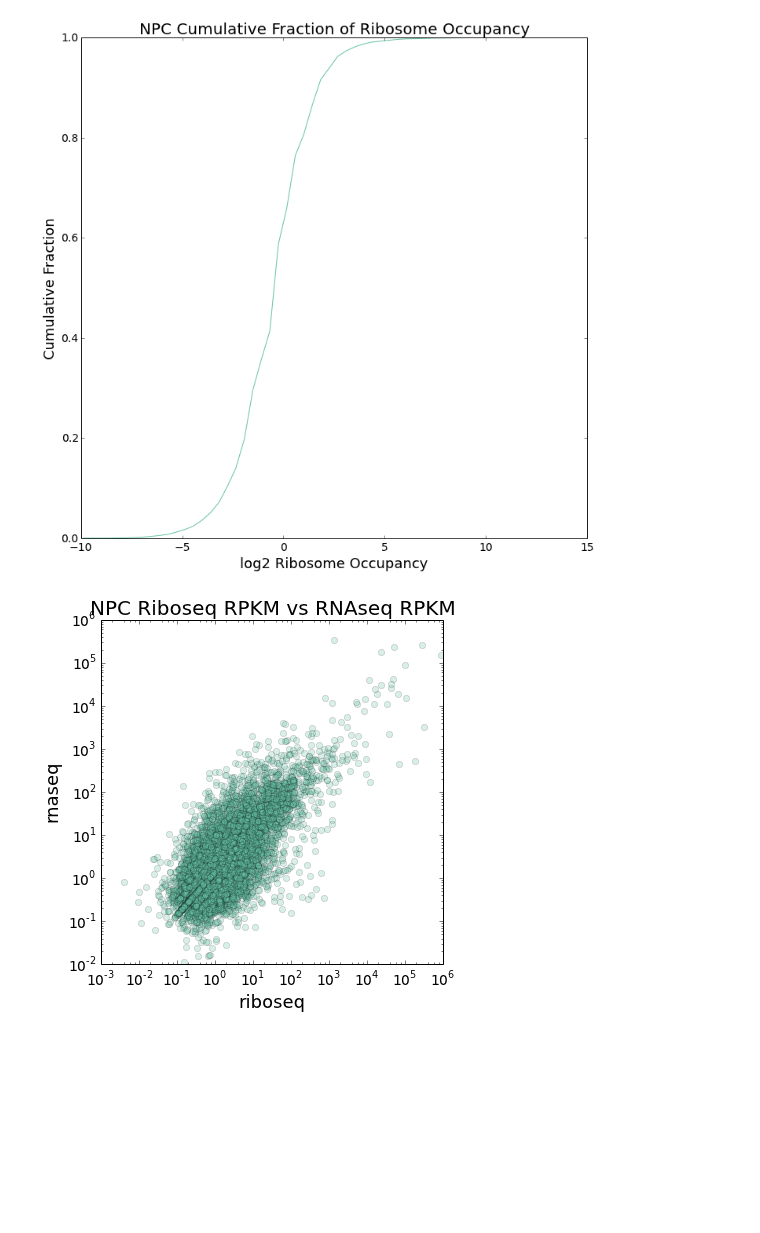
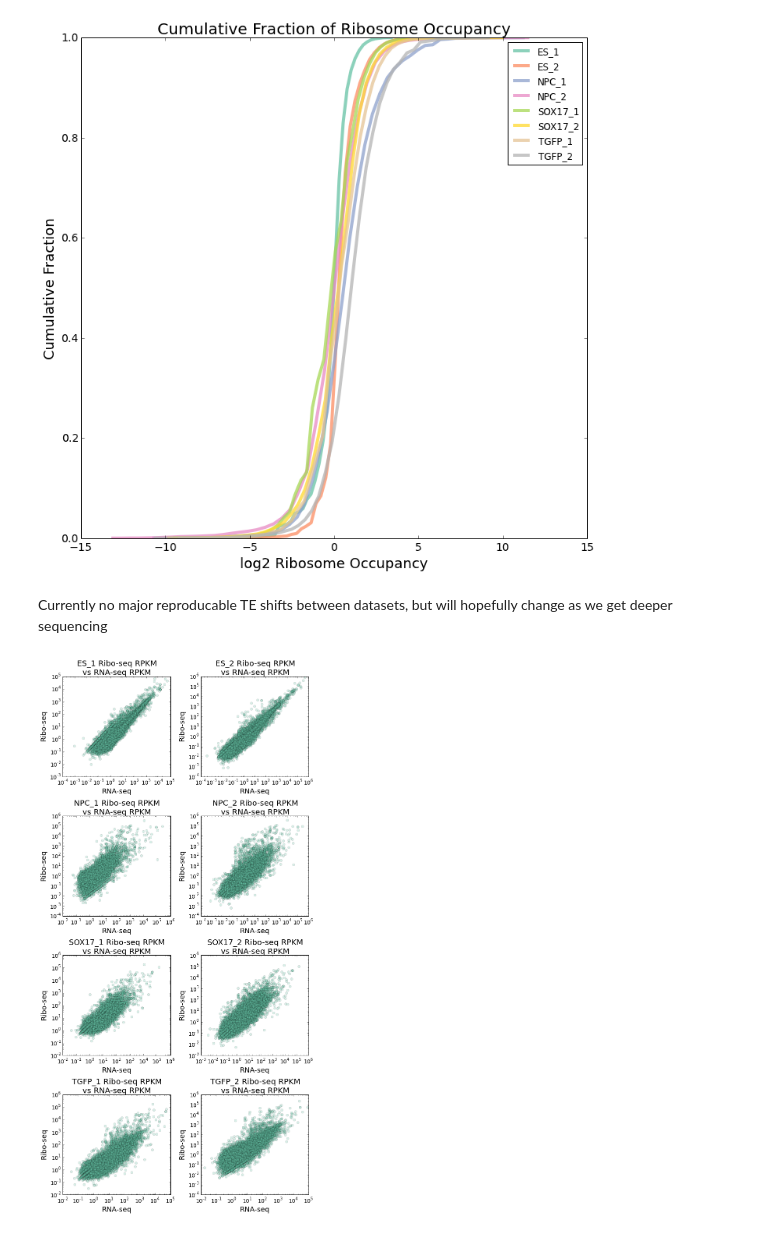
Before and after one commit to gpratt/iPython_Notebook, a Jupyter notebook: es_riboseq_translational_efficency.ipynb, the cells around one changed output. Drawn from its saved outputs; the diff is of its cells as text; code cells hidden in the pictures; blank space fills up the shorter version.

Commit message:
updated lots of riboseq stuff and analysis for tomas

```diff
--- a/es_riboseq_translational_efficency.ipynb
+++ b/es_riboseq_translational_efficency.ipynb
@@ -30,5 +21,14 @@ def plot_cdf(cdf_list, **kwargs):
         ax = kwargs['ax']
         del kwargs['ax']
         ax.plot(cdf_linspace, cdf(cdf_linspace), **kwargs)
+        ax.set_ylim((0,1))
     else:
         plot(cdf_linspace, cdf(cdf_linspace), **kwargs)
+# %%
+#remove ES_1 which is an internal control
+def renamer(x):
+    if "ES" in x:
+        x = x.split("_")
+        x[1] = int(x[1]) - 1
+        x = "_".join(map(str, x))
+    return x
@@ -35,9 +90,11 @@ def plot_cdf(cdf_list, **kwargs):
 # %%
 with Figure(os.path.join(img_dir, "ribosome_occupancy_cdf.svg"), figsize=(10,10)) as fig:
     ax = fig.add_subplot(1,1,1)
-    plot_cdf(riboseq.te[~np.isinf(riboseq.te)].dropna(), ax=ax)
-    ax.set_xlabel("log2 Ribosome Occupancy")
-    ax.set_ylabel("Cumulative Fraction")
-    ax.set_title("NPC Cumulative Fraction of Ribosome Occupancy")
+    for name in sorted(set(riboseq.index.get_level_values(0))):
+        plot_cdf(riboseq.ix[name].te[~np.isinf(riboseq.ix[name].te)].dropna(), ax=ax, linewidth=4, alpha=.75, label=name)
+        ax.set_xlabel("log2 Ribosome Occupancy")
+        ax.set_ylabel("Cumulative Fraction")
+        ax.set_title("Cumulative Fraction of Ribosome Occupancy")
+        ax.legend()
 # %% [output]
-[figure, old version]
+[figure, new version]
@@ -60,21 +101,18 @@ for gene in genes:
-# %%
-gene_names = []
-for gencode_id in riboseq.index:
-    try:
-        gene_names.append(gene_name_dict[gencode_id])
-    except KeyError:
-        gene_names.append("error")
-riboseq["gene_names"] = gene_names
+# %% [markdown]
+Currently no major reproducable TE shifts between datasets, but will hopefully change as we get deeper sequencing
 # %%
 filtered_riboseq = riboseq[~np.isinf(riboseq.te)].dropna()
 filtered_riboseq.sort('te', ascending=False)
 filtered_riboseq.to_csv("/nas3/gpratt/Dropbox/riboseq_team/NPC_TE.csv")
 # %%
-with Figure(os.path.join(img_dir, "rnaseq_vs_riboseq_plot.svg"), figsize=(6,6)) as fig:
-    ax = fig.add_subplot(1,1,1)
-    ax.loglog(riboseq.riboseq, riboseq.rnaseq, 'o', alpha=.25)
-    ax.set_xlabel("riboseq")
-    ax.set_ylabel("rnaseq")
-    ax.set_title("NPC Riboseq RPKM vs RNAseq RPKM")
+with Figure(os.path.join(img_dir, "rnaseq_vs_riboseq_heatmap.svg"), figsize=(10,20)) as fig:
+    experiments = sorted(set(riboseq.index.get_level_values(0)))
+    for x, experiment in enumerate(experiments):
+        ax = fig.add_subplot(len(experiments) / 2, 2, x + 1)
+        ax.loglog(riboseq.ix[experiment].riboseq, riboseq.ix[experiment].rnaseq, 'o', alpha=.25)
+        ax.set_xlabel("RNA-seq")
+        ax.set_ylabel("Ribo-seq")
+        ax.set_title(experiment + " Ribo-seq RPKM\nvs RNA-seq RPKM")
+    fig.tight_layout()
 # %% [output]
-[figure, old version]
+[figure, new version]
```
Also changed, not shown: parts of 24 cells of this notebook, 13 other files.
